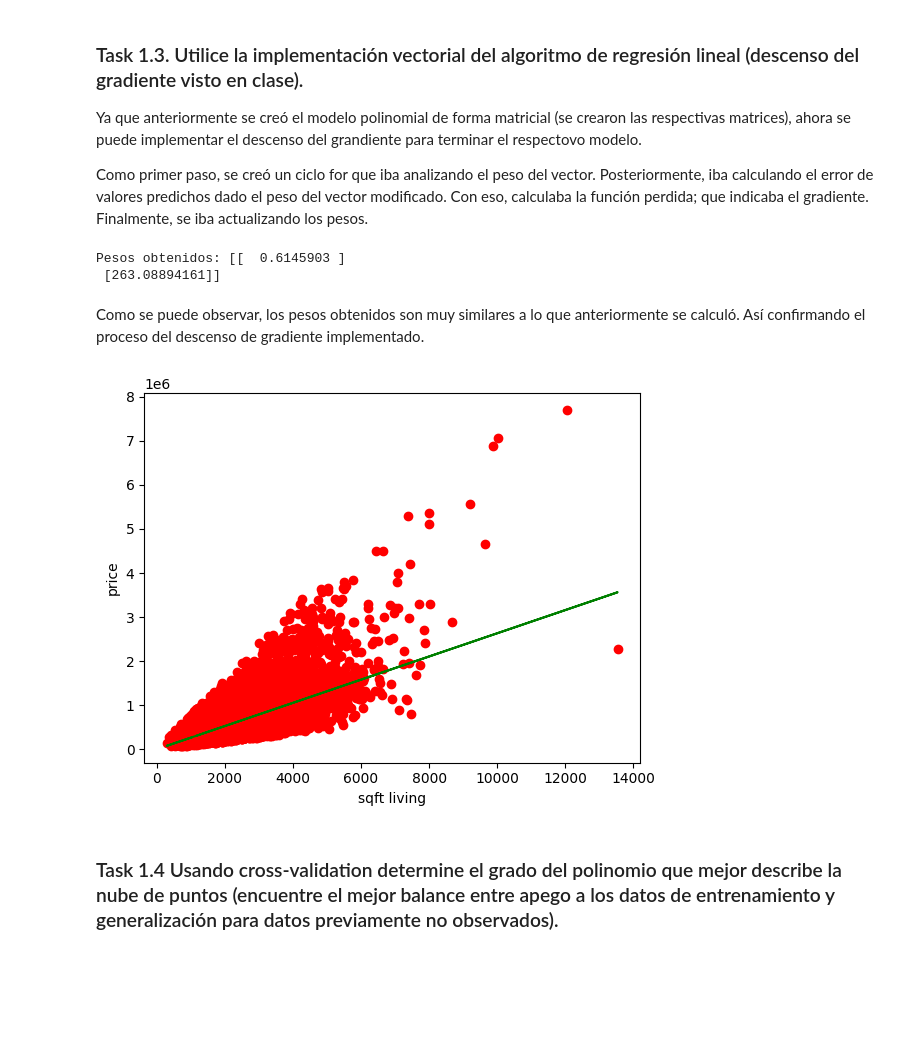
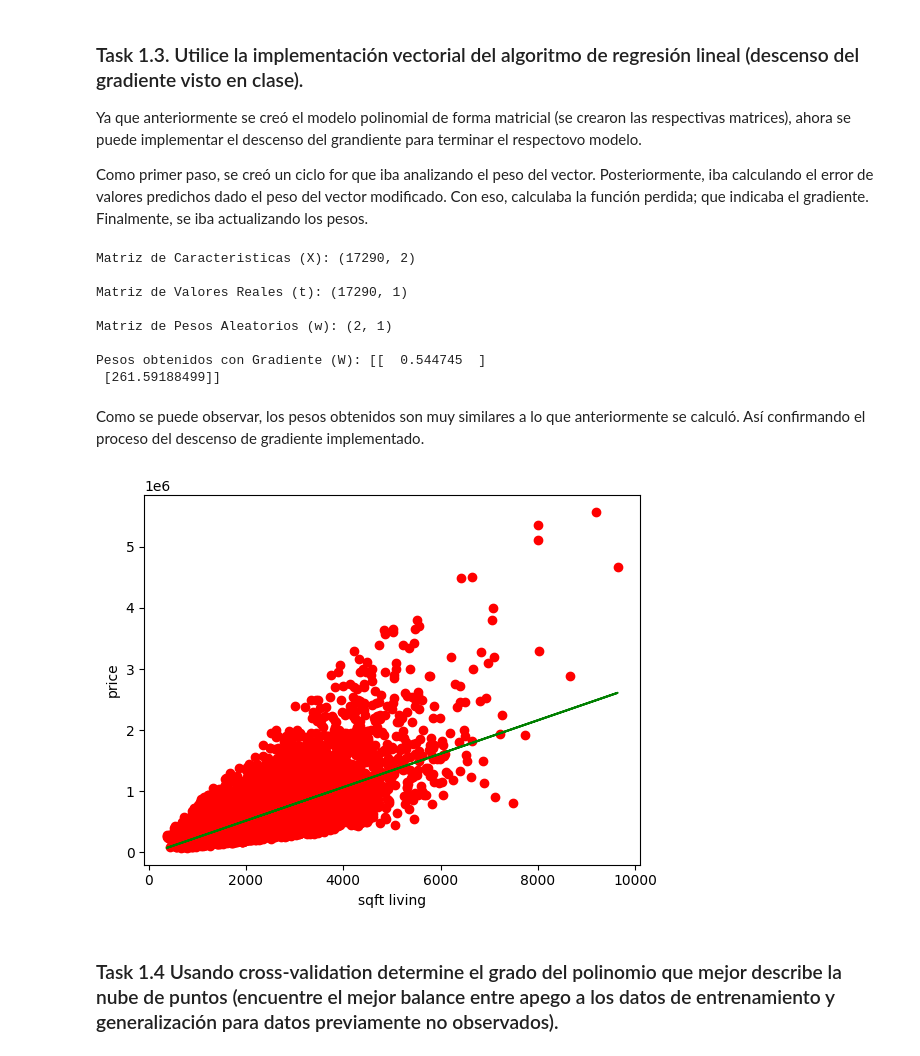
Before and after one commit to 20Candy/Lab4IA, a Jupyter notebook: main.ipynb, the cells around one changed output. Saved outputs shown, nothing was run; the diff lists cells and outputs as text; code cells hidden in the pictures; blank space fills up the shorter version.

```diff
--- a/main.ipynb
+++ b/main.ipynb
@@ -28,0 +32,9 @@ print(data_numpy)
+# %%
+Y = data["price"]  # price
+X = data["sqft_living"]  # sqft living
+
+# Almacenar datos en numpy array
+x = np.array(X)
+y = np.array(Y)
+
+x_train, x_test, y_train, y_test = train_test_split(x, y, test_size=0.2, random_state=1)
@@ -95,42 +106,50 @@ Ya que anteriormente se creó el modelo polinomial de forma matricial (se crearo
 
 Como primer paso, se creó un ciclo for que iba analizando el peso del vector. Posteriormente, iba calculando el error de valores predichos dado el peso del vector modificado. Con eso, calculaba la función perdida; que indicaba el gradiente. Finalmente, se iba actualizando los pesos.
 # %%
-w0 = random.random()
-w1 = random.random()
-w = np.array([[w0], [w1]])
+N = len(x_train)
+grado = 1
+X_matrix, Y_matrix, W_matrix = matrices(1, N)
 
 # Tasa de aprendizaje y número de iteraciones
 learning_rate = 0.000000001
 num_iter = 10000
 
+error = []
+
 for i in range(num_iter):
 
     # Calcular el error (Valor real vs. Valor predicho)
-    y_pred = X_matrix.dot(w)
-    error = y_pred - Y_matrix
+    funcion_perdida = (1/N) * (((Y_matrix - X_matrix.dot(W_matrix)).T).dot(Y_matrix - X_matrix.dot(W_matrix)))
+    error.append(funcion_perdida[0][0])
 
     # Calcular el gradiente
-    funcion_perdida = (1/N) * X_matrix.T.dot(error)
+    gradiente = -(2/N) * (X_matrix.T).dot(Y_matrix - X_matrix.dot(W_matrix))
 
     # Actualizar los pesos
-    w = w - (learning_rate * funcion_perdida)
+    W_matrix = W_matrix - (learning_rate * gradiente)
 
 # Imprimir los pesos y la última pérdida
-print("Pesos obtenidos:", w)
+print("\nPesos obtenidos con Gradiente (W):", W_matrix)
 # %% [output]
-Pesos obtenidos: [[  0.6145903 ]
- [263.08894161]]
+Matriz de Caracteristicas (X): (17290, 2)
+
+Matriz de Valores Reales (t): (17290, 1)
+
+Matriz de Pesos Aleatorios (w): (2, 1)
+
+Pesos obtenidos con Gradiente (W): [[  0.544745  ]
+ [261.59188499]]
 # %% [markdown]
 Como se puede observar, los pesos obtenidos son muy similares a lo que anteriormente se calculó. Así confirmando el proceso del descenso de gradiente implementado.
 # %%
 # Graficar w0 y w1 con los datos experimentales
-plt.scatter(x, y, color="red")
+plt.scatter(x_train, y_train, color="red")
 plt.xlabel("sqft living")
 plt.ylabel("price")
-plt.plot(x, X_matrix.dot(w), color="green")
+plt.plot(x_train, X_matrix.dot(w), color="green")
 plt.show()
 # %% [output]
-[figure, old version]
+[figure, new version]
 # %% [markdown]
 ### Task 1.4 Usando cross-validation determine el grado del polinomio que mejor describe la nube de puntos (encuentre el mejor balance entre apego a los datos de entrenamiento y generalización para datos previamente no observados).
 # %%
```
Also changed, not shown: parts of 9 cells of this notebook.
